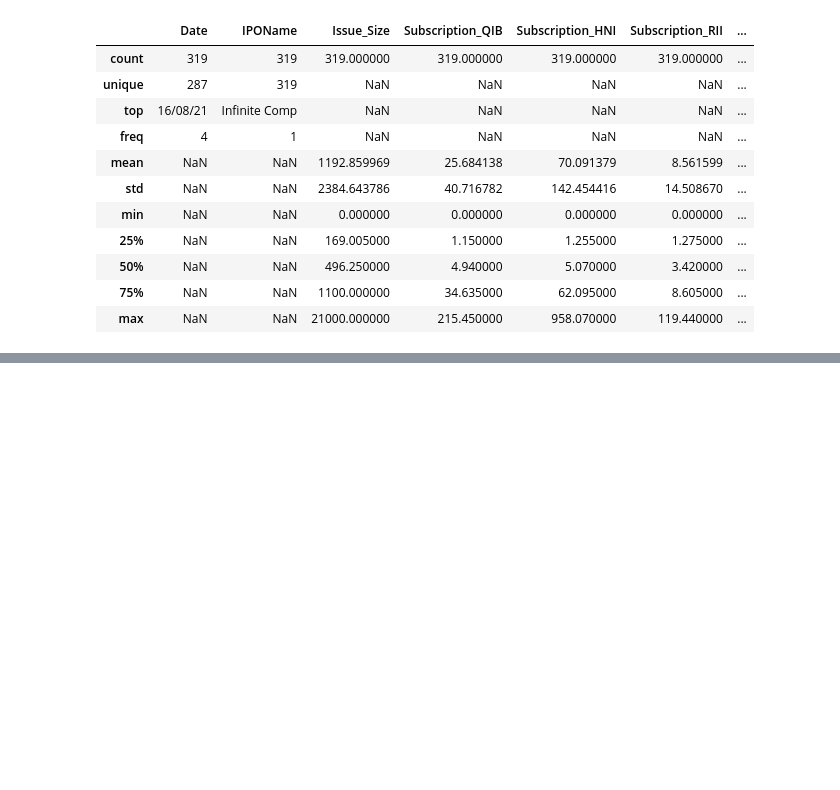
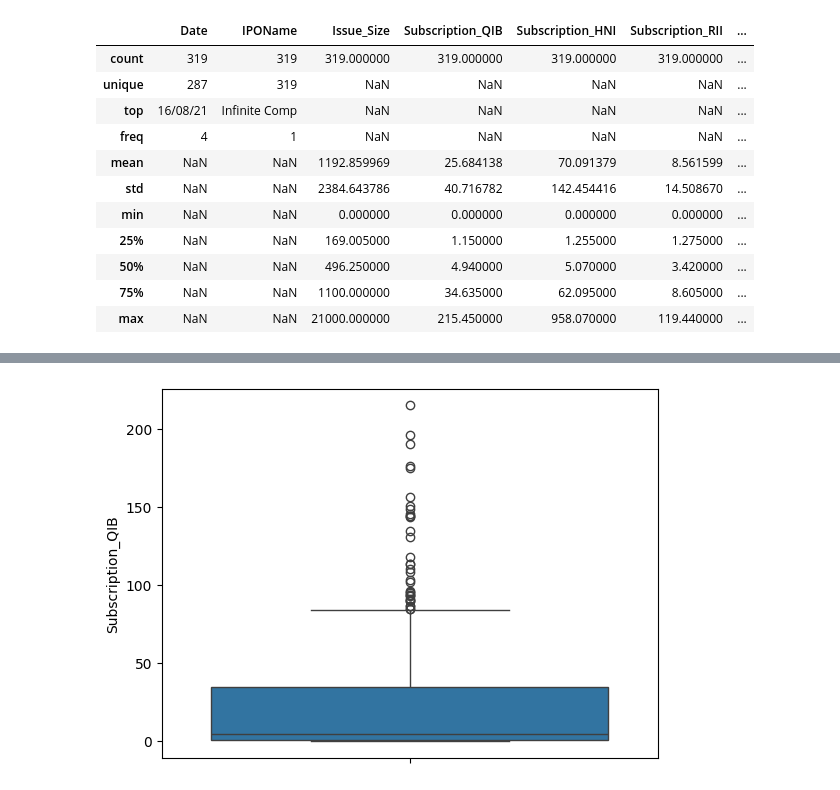
Before and after one commit to kigtembu/deeplearning-playground, a Jupyter notebook: indian ipos.ipynb, the cells around one changed output, grey strips where cells are left out. Drawn from its saved outputs; the diff is of its cells as text; code cells hidden in the pictures; blank space fills up the shorter version.

```diff
--- a/indian ipos.ipynb
+++ b/indian ipos.ipynb
@@ -66,0 +109,6 @@ ipo.describe(include='all')
+# %%
+#sub QIB
+sns.boxplot(y=ipo['Subscription_QIB'])
+plt.show()
+# %% [output]
+[figure, added]
```
Also changed, not shown: parts of 14 cells of this notebook.
